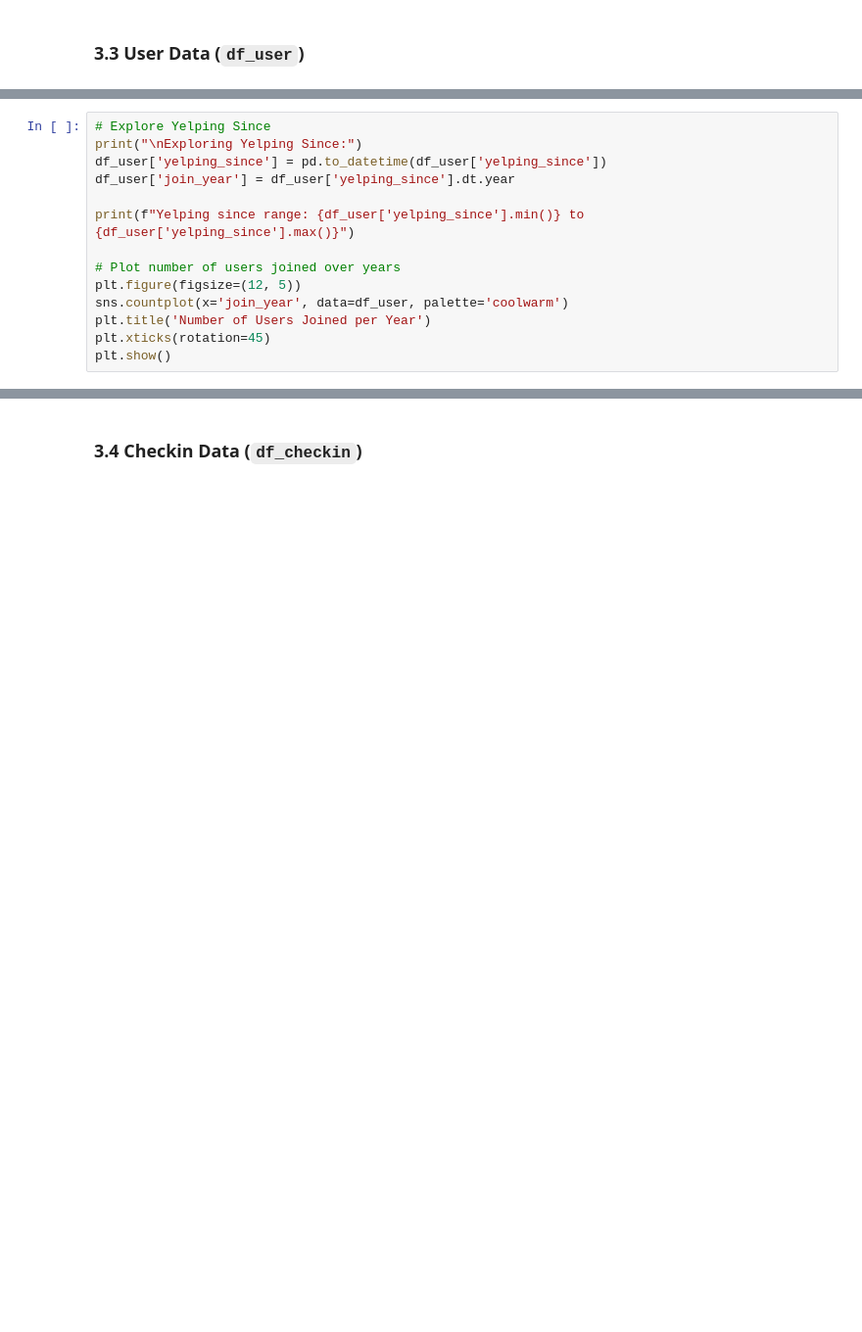
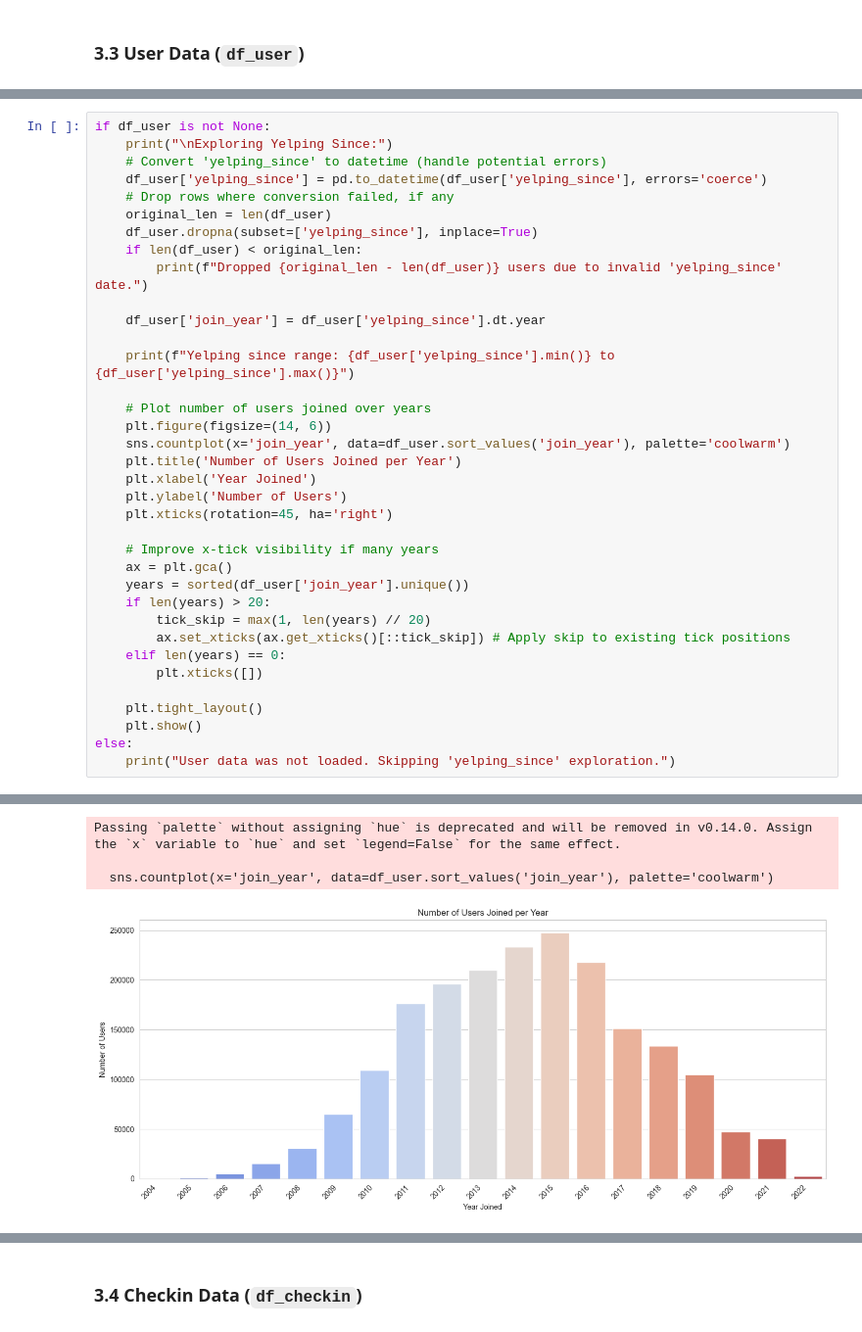
Before and after one commit to AmanNarendraAli/DSMProject, a Jupyter notebook: scripts/EDA.ipynb, the cells around one changed output, grey strips where cells are left out. Shown at 98% size. Saved outputs shown, nothing was run; the diff lists cells and outputs as text; blank space fills up the shorter version.

```diff
--- a/scripts/EDA.ipynb
+++ b/scripts/EDA.ipynb
@@ -408,14 +704,37 @@ plt.show()
 # %%
-# Explore Yelping Since
-print("\nExploring Yelping Since:")
-df_user['yelping_since'] = pd.to_datetime(df_user['yelping_since'])
-df_user['join_year'] = df_user['yelping_since'].dt.year
+if df_user is not None:
+    print("\nExploring Yelping Since:")
+    # Convert 'yelping_since' to datetime (handle potential errors)
+    df_user['yelping_since'] = pd.to_datetime(df_user['yelping_since'], errors='coerce')
+    # Drop rows where conversion failed, if any
+    original_len = len(df_user)
+    df_user.dropna(subset=['yelping_since'], inplace=True)
+    if len(df_user) < original_len:
+        print(f"Dropped {original_len - len(df_user)} users due to invalid 'yelping_since' date.")
 
-print(f"Yelping since range: {df_user['yelping_since'].min()} to {df_user['yelping_since'].max()}")
+    df_user['join_year'] = df_user['yelping_since'].dt.year
 
-# Plot number of users joined over years
-plt.figure(figsize=(12, 5))
-sns.countplot(x='join_year', data=df_user, palette='coolwarm')
-plt.title('Number of Users Joined per Year')
-plt.xticks(rotation=45)
-plt.show()
+    print(f"Yelping since range: {df_user['yelping_since'].min()} to {df_user['yelping_since'].max()}")
+
+    # Plot number of users joined over years
+    plt.figure(figsize=(14, 6))
+    sns.countplot(x='join_year', data=df_user.sort_values('join_year'), palette='coolwarm')
+    plt.title('Number of Users Joined per Year')
+    plt.xlabel('Year Joined')
+    plt.ylabel('Number of Users')
+    plt.xticks(rotation=45, ha='right')
+
+    # Improve x-tick visibility if many years
+    ax = plt.gca()
+    years = sorted(df_user['join_year'].unique())
+    if len(years) > 20:
+        tick_skip = max(1, len(years) // 20)
+        ax.set_xticks(ax.get_xticks()[::tick_skip]) # Apply skip to existing tick positions
+    elif len(years) == 0:
+        plt.xticks([])
+
+    plt.tight_layout()
+    plt.show()
+else:
+    print("User data was not loaded. Skipping 'yelping_since' exploration.")
+# %% [output]
@@ -422 +743,5 @@ plt.show()
+Passing `palette` without assigning `hue` is deprecated and will be removed in v0.14.0. Assign the `x` variable to `hue` and set `legend=False` for the same effect.
+
+  sns.countplot(x='join_year', data=df_user.sort_values('join_year'), palette='coolwarm')
+[figure, added]
 # %%
```
Also changed, not shown: parts of 41 cells of this notebook.
